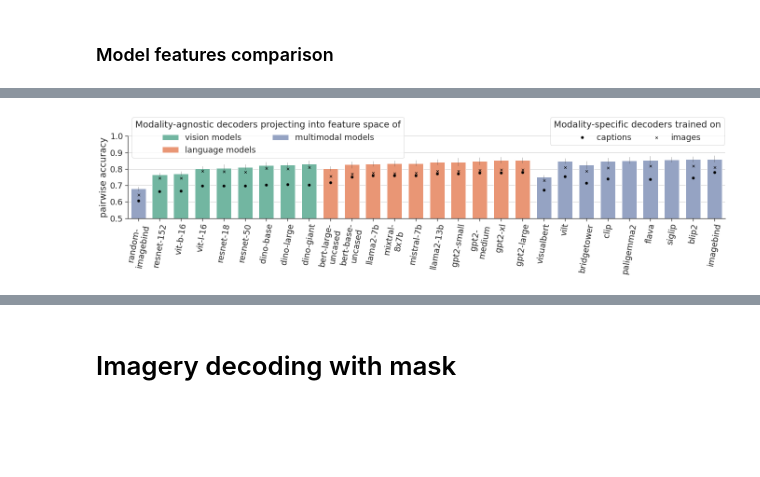
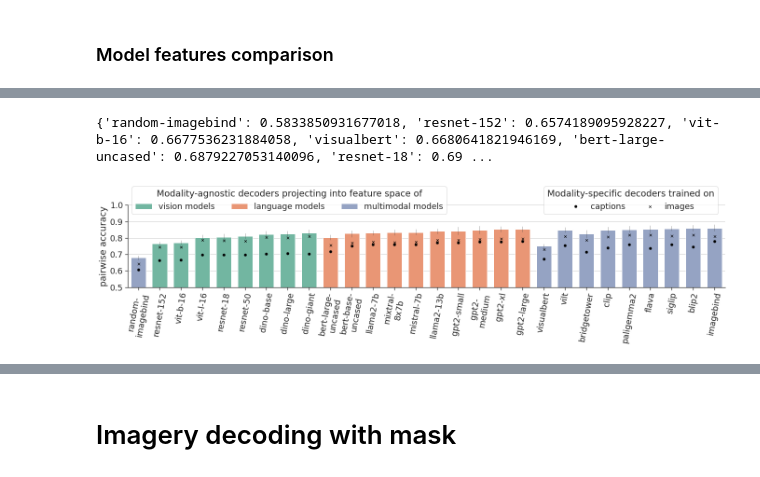
Before and after one commit to mitjanikolaus/multimodal_decoding, a Jupyter notebook: notebooks/modality_agnostic_decoding.ipynb, the cells around one changed output, grey strips where cells are left out. Cells and saved outputs as stored; diff of their text form; code cells hidden in the pictures; blank space fills up the shorter version.

```diff
--- a/notebooks/modality_agnostic_decoding.ipynb
+++ b/notebooks/modality_agnostic_decoding.ipynb
@@ -162,20 +165,32 @@ model feat type:  matched
  'siglip',
  'blip2',
  'imagebind']
+# %%
+cross_decoding_scores = dict()
+for model in data_default_feats.model.unique():
+    filtered = all_data[all_data.model == model]
+    cross_images = filtered[(filtered.metric == ACC_IMAGES) & (filtered.training_mode == MODALITY_SPECIFIC_CAPTIONS)].value.mean()
+    cross_captions = filtered[(filtered.metric == ACC_CAPTIONS) & (filtered.training_mode == MODALITY_SPECIFIC_IMAGES)].value.mean()
+
+    cross_decoding_scores[model] = np.mean((cross_images, cross_captions))
+
+print({k: v for k, v in sorted(cross_decoding_scores.items(), key=lambda item: item[1])})
+# %% [output]
+{'random-imagebind': 0.5833850931677018, 'resnet-152': 0.6574189095928227, 'vit-b-16': 0.6677536231884058, 'visualbert': 0.6680641821946169, 'bert-large-uncased': 0.6879227053140096, 'resnet-18': 0.69 ...
 # %%
 sns.set(font_scale=1.6)
 FEAT_ORDER = ["vision models", "language models", "multimodal models"]
 
 data_to_plot = data_default_feats.copy()
 
 data_to_plot["features"] = data_to_plot.features.replace({"vision": "vision models", "lang": "language models"})
 data_to_plot["features"] = data_to_plot.features.replace({f: "multimodal models" for f in FEATS_MULTIMODAL})
 
 # model_feat_order = calc_model_feat_order(data_to_plot)
 
 metrics_order = [ACC_MEAN]
 figure, lgd = create_result_graph(data_to_plot, order=model_feat_order, metrics=metrics_order, row_order=metrics_order, hue_order=FEAT_ORDER, ylim=(0.5, 1), row_title_height=0.85,
-                             legend_bbox=(0.06,1.02), legend_2_bbox=(0.99,1.02), height=5, aspect=3.2, legend_title="Modality-agnostic decoders projecting into feature space of", verify_num_datapoints=False)
+                             legend_bbox=(0.06,1.02), legend_2_bbox=(0.98,1.02), height=5, aspect=3.2, legend_title="Modality-agnostic decoders projecting into feature space of", verify_num_datapoints=False)
 plt.savefig(os.path.join(RESULTS_DIR, f"features_comparison.png"), bbox_extra_artists=(lgd,), bbox_inches='tight', pad_inches=0, dpi=300)
 # %% [output]
-[figure, old version]
+[figure, new version]
```
Also changed, not shown: parts of 10 cells of this notebook, 2 other files.
